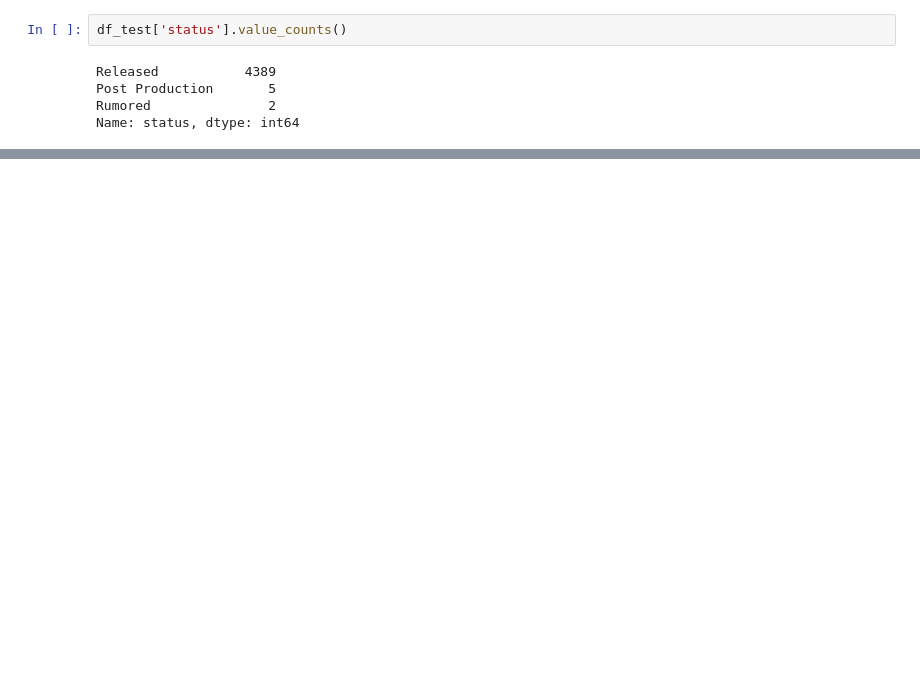
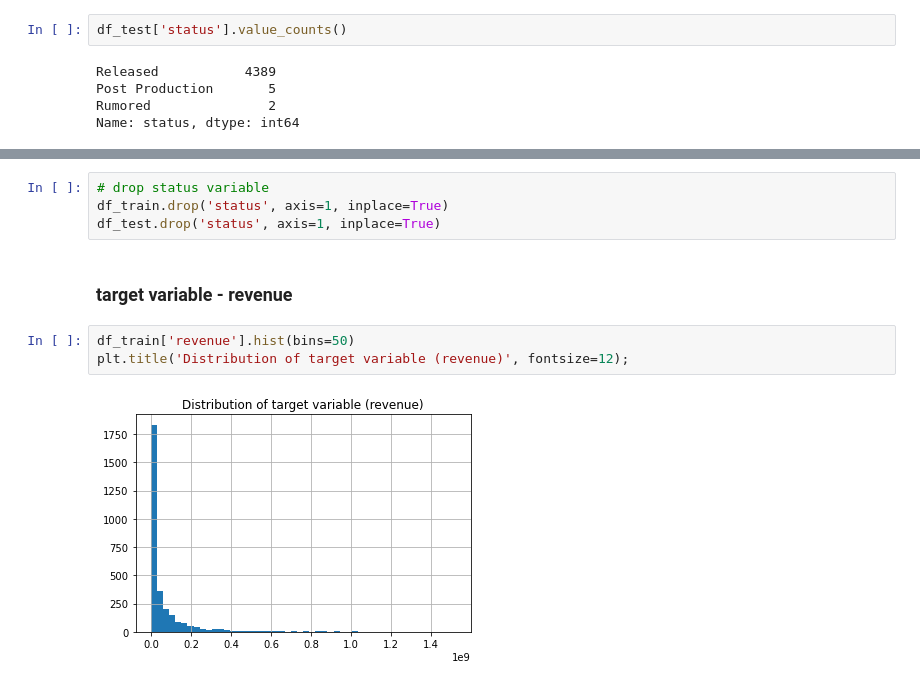
Before and after one commit to yejiseoung/TMDB, a Jupyter notebook: TMDB_EDA_FeatureEngineering.ipynb, the cells around one changed output, grey strips where cells are left out. Saved outputs shown, nothing was run; the diff lists cells and outputs as text; blank space fills up the shorter version.

```diff
--- a/TMDB_EDA_FeatureEngineering.ipynb
+++ b/TMDB_EDA_FeatureEngineering.ipynb
@@ -851,0 +908,11 @@ Name: status, dtype: int64
+# %%
+# drop status variable
+df_train.drop('status', axis=1, inplace=True)
+df_test.drop('status', axis=1, inplace=True)
+# %% [markdown]
+### target variable - revenue
+# %%
+df_train['revenue'].hist(bins=50)
+plt.title('Distribution of target variable (revenue)', fontsize=12);
+# %% [output]
+[figure, added]
```
Also changed, not shown: parts of 17 cells of this notebook.
